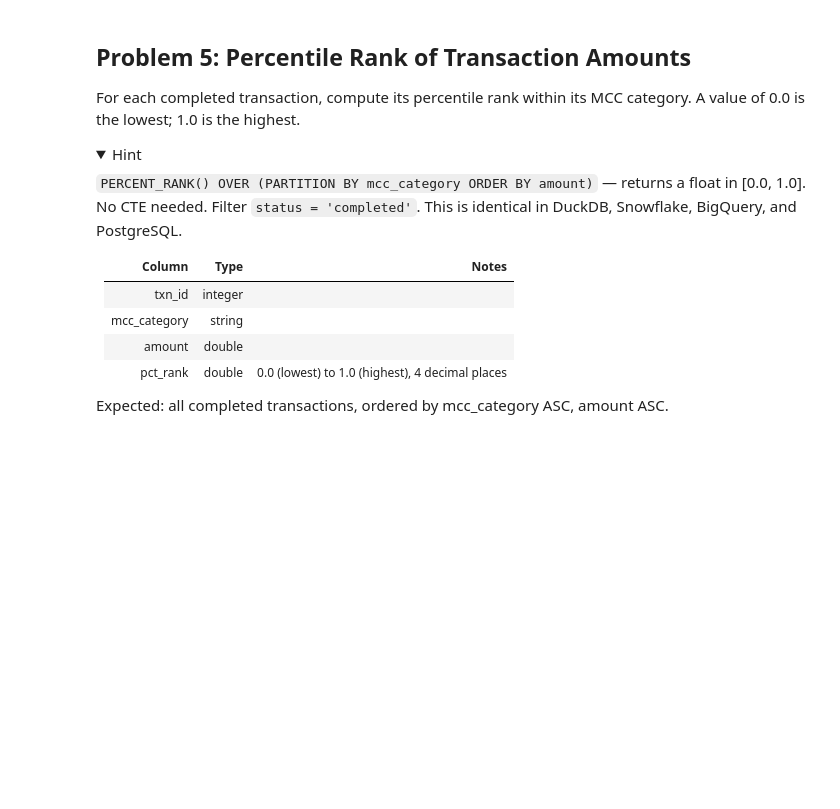
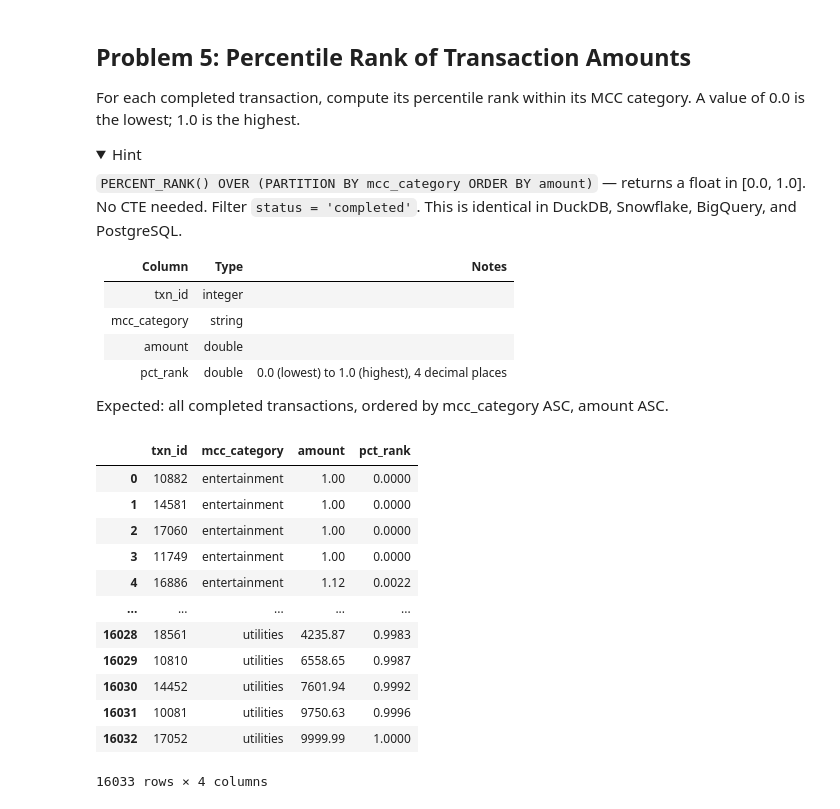
Before and after one commit to arunpandian7/datapy-gym, a Jupyter notebook: sql/sessions/2026-06-04/02_window_functions.ipynb, the cells around one changed output. Saved outputs shown, nothing was run; the diff lists cells and outputs as text; code cells hidden in the pictures; folded sections open; blank space fills up the shorter version.

```diff
--- a/sql/sessions/2026-06-04/02_window_functions.ipynb
+++ b/sql/sessions/2026-06-04/02_window_functions.ipynb
@@ -281,5 +345,29 @@ For each completed transaction, compute its percentile rank within its MCC categ
 Expected: all completed transactions, ordered by mcc_category ASC, amount ASC.
 # %%
 %%solution 5
+
+SELECT
+txn_id,
+mcc_category,
+amount,
+ROUND(PERCENT_RANK() OVER (PARTITION BY mcc_category ORDER BY amount), 4) AS pct_rank
+FROM transactions txn
+JOIN merchants mr ON txn.merchant_id = mr.merchant_id
+WHERE txn.status = 'completed'
+ORDER BY mcc_category, amount
+# %% [output]
+|  | txn_id | mcc_category | amount | pct_rank |
+| 0 | 10882 | entertainment | 1.00 | 0.0000 |
+| 1 | 14581 | entertainment | 1.00 | 0.0000 |
+| 2 | 17060 | entertainment | 1.00 | 0.0000 |
+| 3 | 11749 | entertainment | 1.00 | 0.0000 |
+| 4 | 16886 | entertainment | 1.12 | 0.0022 |
+| ... | ... | ... | ... | ... |
+| 16028 | 18561 | utilities | 4235.87 | 0.9983 |
+| 16029 | 10810 | utilities | 6558.65 | 0.9987 |
+| 16030 | 14452 | utilities | 7601.94 | 0.9992 |
+| 16031 | 10081 | utilities | 9750.63 | 0.9996 |
+| 16032 | 17052 | utilities | 9999.99 | 1.0000 |
+16033 rows × 4 columns
 # %%
 checker.p5(solution_5)  # type: ignore[name-defined]  # noqa: F821
```
Also changed, not shown: parts of 7 cells of this notebook.
